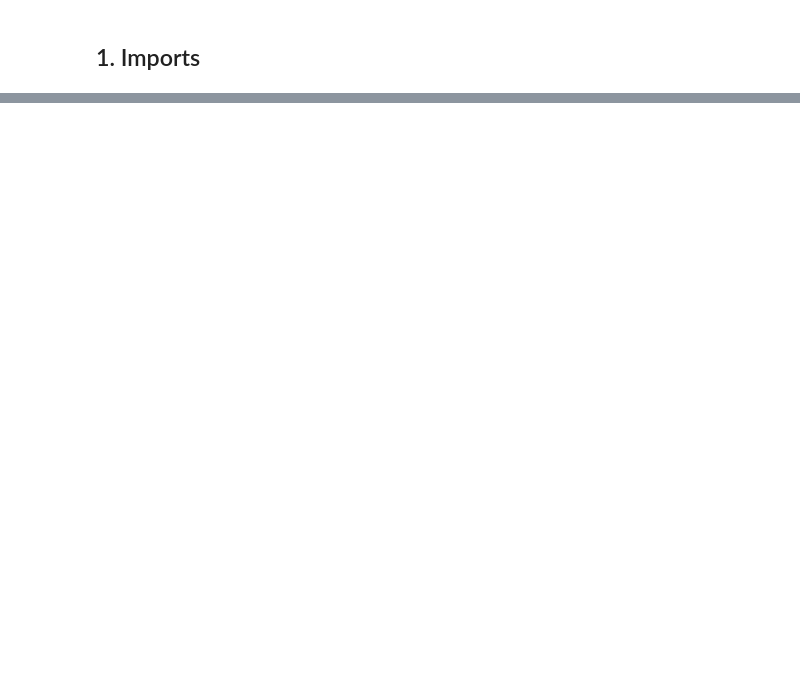
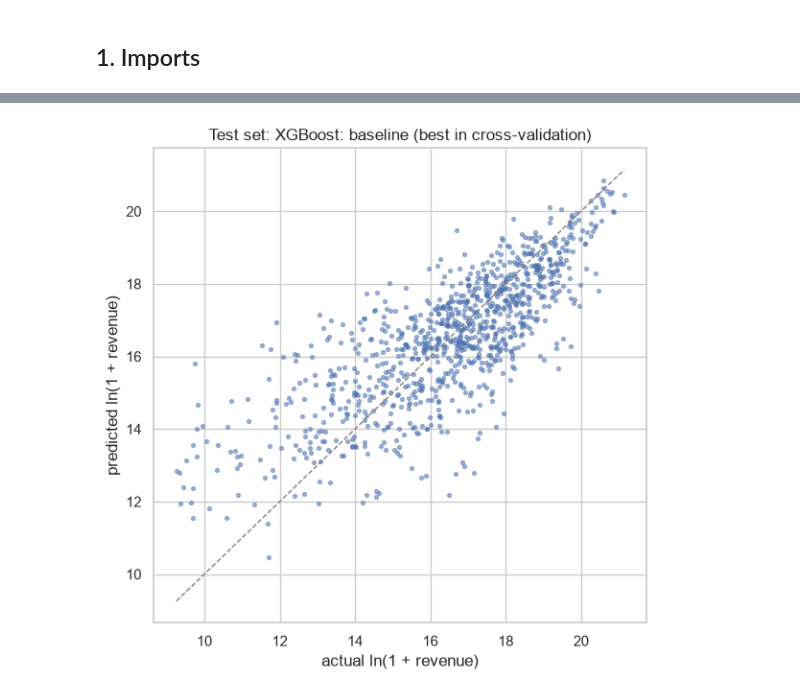
Before and after one commit to Erdos-Projects/fall-2026-executive-producers, a Jupyter notebook: notebooks/xgboost_revenue.ipynb, the cells around one changed output, grey strips where cells are left out. Cells and saved outputs as stored; diff of their text form; code cells hidden in the pictures; blank space fills up the shorter version.

```diff
--- a/notebooks/xgboost_revenue.ipynb
+++ b/notebooks/xgboost_revenue.ipynb
@@ -331,0 +212,4 @@ plt.tight_layout()
+# %%
+kw_cols = [c for c in df.columns if c.startswith("keyword_emb")]
+actor_cols = [c for c in df.columns if c.startswith("actor_emb")]
+print(len(kw_cols), len(actor_cols))
@@ -331,0 +322,5 @@ plt.tight_layout()
+# %%
+summary = fold_scores.groupby("run", sort=False)[["RMSE", "MAE", "R2"]].agg(["mean", "std"])
+lin_rmse = summary.loc["Linear regression: baseline", ("RMSE", "mean")]
+summary[("RMSE vs linear", "")] = (1 - summary[("RMSE", "mean")] / lin_rmse).map("{:+.1%}".format)
+summary.round(3)
@@ -331,0 +383,10 @@ plt.tight_layout()
+# %%
+test_scores, test_preds = {}, {}
+for run, (kind, cols) in runs.items():
+    model = make_linear().fit(X_dev[cols], y_dev) if kind == "linear" else fit_xgb(X_dev[cols], y_dev)
+    test_preds[run] = model.predict(X_all.loc[te, cols])
+    test_scores[run] = scores(y[te], test_preds[run])
+
+test_res = pd.DataFrame(test_scores).T
+test_res["RMSE vs linear"] = (1 - test_res["RMSE"] / test_res.loc["Linear regression: baseline", "RMSE"]).map("{:+.1%}".format)
+test_res.round(3)
@@ -331,0 +401,14 @@ plt.tight_layout()
+# %%
+best_run = summary[("RMSE", "mean")].idxmin()
+pred = test_preds[best_run]
+
+fig, ax = plt.subplots(figsize=(6, 6))
+ax.scatter(y[te], pred, s=8, alpha=0.5)
+lims = [min(y[te].min(), pred.min()), max(y[te].max(), pred.max())]
+ax.plot(lims, lims, color="gray", ls="--", lw=1)
+ax.set_xlabel("actual ln(1 + revenue)")
+ax.set_ylabel("predicted ln(1 + revenue)")
+ax.set_title(f"Test set: {best_run} (best in cross-validation)")
+plt.tight_layout()
+# %% [output]
+[figure, added]
```
Also changed, not shown: parts of 63 cells of this notebook.
